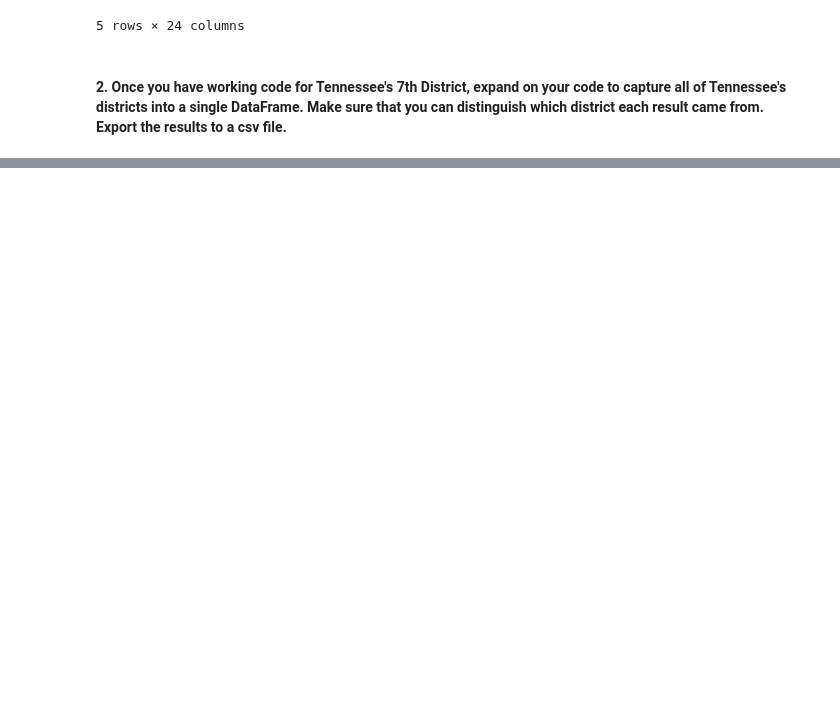
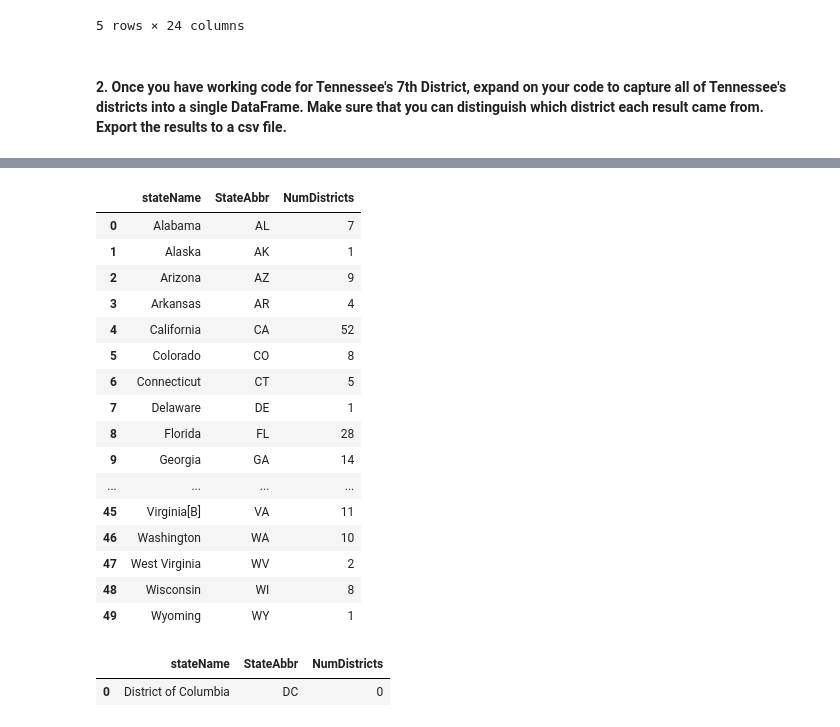
Before and after one commit to nss-data-science-cohort-8/open-secrets-reeses, a Jupyter notebook: nitin_open_secrets_reeses.ipynb, the cells around one changed output, grey strips where cells are left out. Saved outputs shown, nothing was run; the diff lists cells and outputs as text; code cells hidden in the pictures; blank space fills up the shorter version.

```diff
--- a/nitin_open_secrets_reeses.ipynb
+++ b/nitin_open_secrets_reeses.ipynb
@@ -117,0 +155,37 @@ StateDistrictframe
+# %%
+import pandas as pd
+webpage_url = "https://en.wikipedia.org/wiki/List_of_states_and_territories_of_the_United_States"
+webpage_tables = pd.read_html(webpage_url)
+states_df = webpage_tables[1]
+states_df = states_df.rename(columns={'Flag, name and postal abbreviation[8]':'stateName','Flag, name and postal abbreviation[8].1':'StateAbbr','Reps.':"NumDistricts"})
+states_df = states_df.drop(columns={'Cities','Ratification or admission[A]','Population (2020)[10]','Total area[11]'})
+states_df.columns = states_df.columns.droplevel()
+states_df
+# %% [output]
+|  | stateName | StateAbbr | NumDistricts |
+| 0 | Alabama | AL | 7 |
+| 1 | Alaska | AK | 1 |
+| 2 | Arizona | AZ | 9 |
+| 3 | Arkansas | AR | 4 |
+| 4 | California | CA | 52 |
+| 5 | Colorado | CO | 8 |
+| 6 | Connecticut | CT | 5 |
+| 7 | Delaware | DE | 1 |
+| 8 | Florida | FL | 28 |
+| 9 | Georgia | GA | 14 |
+| ... | ... | ... | ... |
+| 45 | Virginia[B] | VA | 11 |
+| 46 | Washington | WA | 10 |
+| 47 | West Virginia | WV | 2 |
+| 48 | Wisconsin | WI | 8 |
+| 49 | Wyoming | WY | 1 |
+# %%
+Fed_district_df = webpage_tables[2]
+Fed_district_df = Fed_district_df.rename(columns={'Flag, name and postal abbreviation[8]':'stateName','Flag, name and postal abbreviation[8].1':'StateAbbr','Reps.':"NumDistricts"})
+Fed_district_df = Fed_district_df.drop(columns={'Established','Population [10]','Total area[11]'})
+Fed_district_df.columns = Fed_district_df.columns.droplevel()
+Fed_district_df['NumDistricts']='0'
+Fed_district_df
+# %% [output]
+|  | stateName | StateAbbr | NumDistricts |
+| 0 | District of Columbia | DC | 0 |
```
Also changed, not shown: parts of 8 cells of this notebook.
